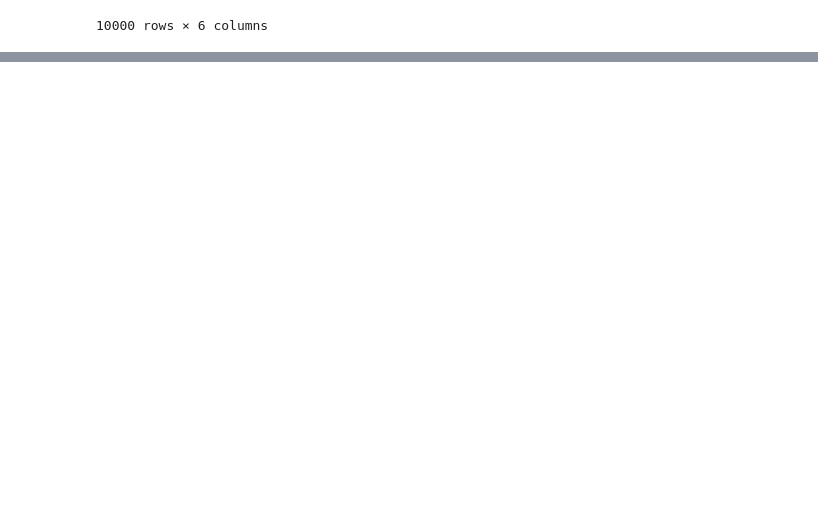
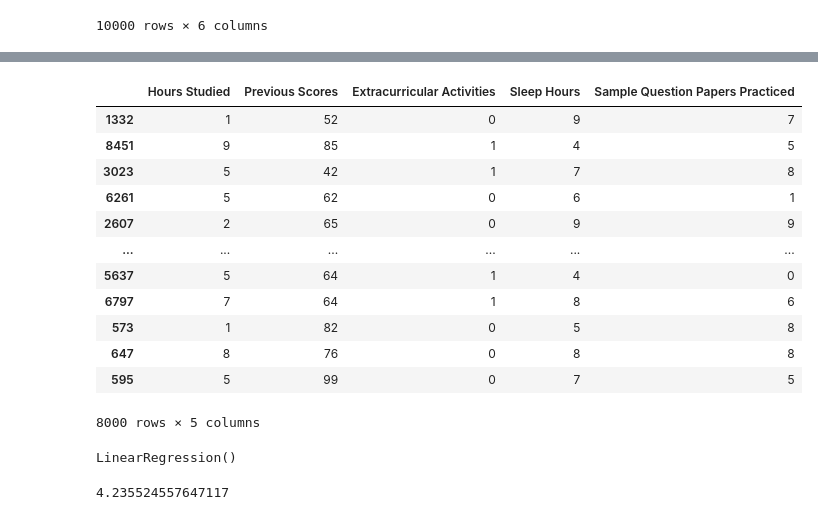
Before and after one commit to chaudhary-dotcom/Python-Beginning-, a Jupyter notebook: linear_regression3.ipynb, the cells around one changed output, grey strips where cells are left out. Drawn from its saved outputs; the diff is of its cells as text; code cells hidden in the pictures; blank space fills up the shorter version.

Commit message:
linear_regr3

```diff
--- a/linear_regression3.ipynb
+++ b/linear_regression3.ipynb
@@ -123,3 +123,6 @@ df
 | 9998 | 9 | 97 | 1 | 7 | 0 | ... |
 | 9999 | 7 | 74 | 0 | 8 | 1 | ... |
 10000 rows × 6 columns
+# %%
+x = df[['Hours Studied','Previous Scores','Extracurricular Activities','Sleep Hours','Sample Question Papers Practiced']]
+x
@@ -125,0 +143,3 @@ df
+# %%
+y = df['Performance Index']
+y
@@ -125,0 +159,18 @@ df
+# %%
+x_train, x_test, y_train, y_test = train_test_split(x,y, test_size=.2)
+# %%
+x_train
+# %% [output]
+|  | Hours Studied | Previous Scores | Extracurricular Activities | Sleep Hours | Sample Question Papers Practiced |
+| 1332 | 1 | 52 | 0 | 9 | 7 |
+| 8451 | 9 | 85 | 1 | 4 | 5 |
+| 3023 | 5 | 42 | 1 | 7 | 8 |
+| 6261 | 5 | 62 | 0 | 6 | 1 |
+| 2607 | 2 | 65 | 0 | 9 | 9 |
+| ... | ... | ... | ... | ... | ... |
+| 5637 | 5 | 64 | 1 | 4 | 0 |
+| 6797 | 7 | 64 | 1 | 8 | 6 |
+| 573 | 1 | 82 | 0 | 5 | 8 |
+| 647 | 8 | 76 | 0 | 8 | 8 |
+| 595 | 5 | 99 | 0 | 7 | 5 |
+8000 rows × 5 columns
@@ -125,0 +182,5 @@ df
+# %%
+model = LinearRegression()
+model.fit(x_train_scaled, y_train)
+# %% [output]
+LinearRegression()
@@ -125,0 +189,4 @@ df
+# %%
+mean_squared_error(y_test, y_pred)
+# %% [output]
+4.235524557647117
```
Also changed, not shown: parts of 4 cells of this notebook.
